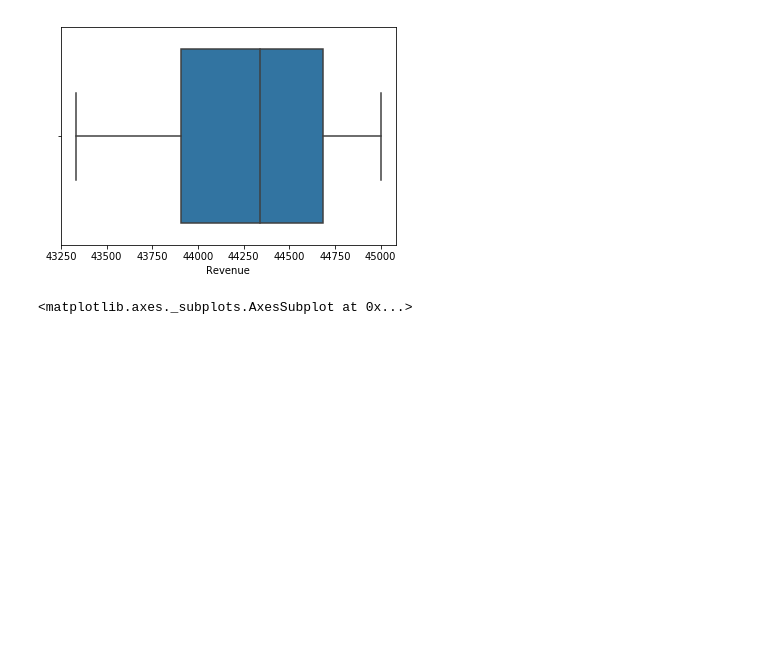
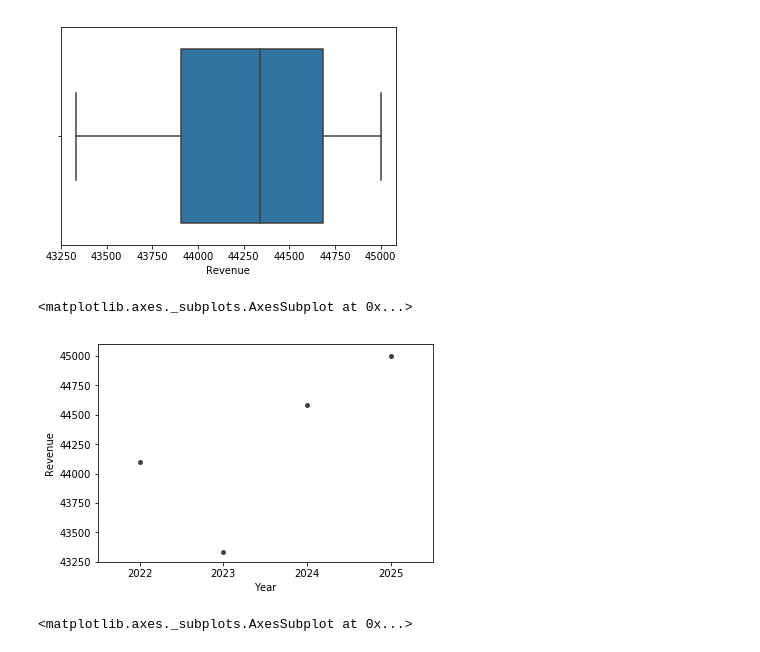
Before and after one commit to Ghoniem-Ghoniem/DataAnalysis, a Jupyter notebook: 04-Budget Data Visualization.ipynb, the cells around one changed output. Saved outputs shown, nothing was run; the diff lists cells and outputs as text; code cells hidden in the pictures; blank space fills up the shorter version.

```diff
--- a/04-Budget Data Visualization.ipynb
+++ b/04-Budget Data Visualization.ipynb
@@ -102,6 +115,11 @@ sb.boxplot(Y)
 # %% [output]
 <matplotlib.axes._subplots.AxesSubplot at 0x...>
 [figure]
+# %%
+sb.swarmplot(X, Y, color=".25")
+# %% [output]
+<matplotlib.axes._subplots.AxesSubplot at 0x...>
+[figure, added]
 # %%
 #Seaborn data visualization
 sb.scatterplot(X,Y)
```
Also changed, not shown: parts of 5 cells of this notebook.
